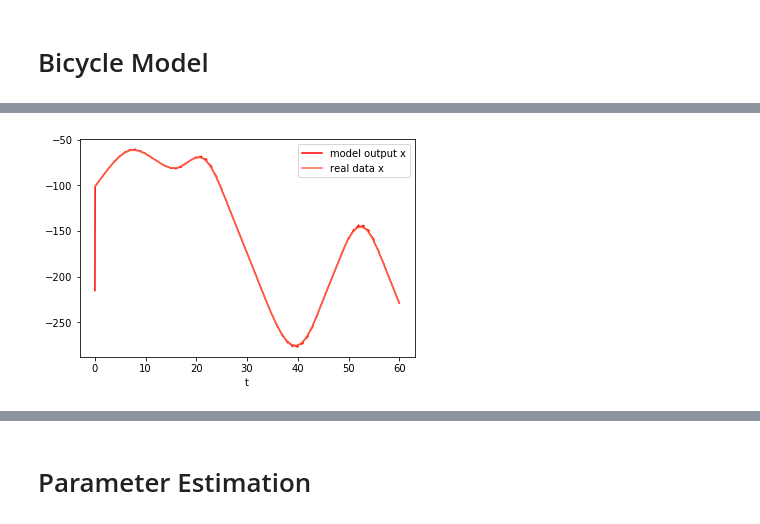
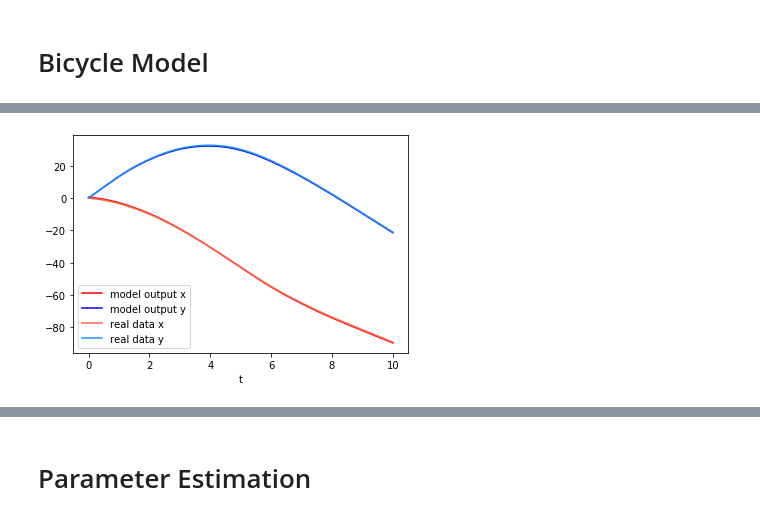
Before and after one commit to kying18/param-estimation, a Jupyter notebook: Bicycle Model (Non-continuous integration).ipynb, the cells around one changed output, grey strips where cells are left out. Saved outputs shown, nothing was run; the diff lists cells and outputs as text; code cells hidden in the pictures.

```diff
--- a/Bicycle Model (Non-continuous integration).ipynb
+++ b/Bicycle Model (Non-continuous integration).ipynb
@@ -101,13 +109,9 @@ tspan = np.linspace(0, timespan, num_pts)
 p0 = (m, l, lf, lr, Iz, cornering_stiff, sample_fz, rho, cla) = (357, 2.971, 2.01, 0.960, 550.0, 125116, 4000, 1.225, -1.034)
 # p0 = (m, l, lf, lr, Iz, cornering_stiff, sample_fz, rho, cla) = (350.0, 2.6, 1.2, 1.4, 550.0, 1000.0, 3430.0, 1.2, -0.5)
 # %%
-total_timespan = 60
+total_timespan = 10
 total_num_pts = 25*total_timespan + 1
 total_tspan = np.linspace(0, total_timespan, total_num_pts)
-integration_timespan = 1
+integration_timespan = 0.04
 integration_num_pts = 25 * integration_timespan + 1
 integration_tspan = np.linspace(0, integration_timespan, integration_num_pts)
-# %%
-sol = np.empty((1, 6))
-sol[0] = y0
-sol.shape
@@ -116,11 +118,18 @@ sol.shape
 # %%
-for i in range(total_timespan):
-    y0 = [data[c][25*i] for c in data.columns[1:7]]
-    int_sol = solve_ivp(kinematic_model, (0, integration_timespan), y0, t_eval=integration_tspan, args=(p0,), rtol=1e-5, atol=1e-5)
-    int_sol = np.swapaxes(int_sol.y, 0, 1)
-#     print(int_sol[1:,:].shape)
-#     print(sol.shape)
-    sol = np.append(sol, int_sol[1:,:], axis=0)
+def integrate(total_timespan, integration_timspan, data, p0):
+#     sol = np.empty((1, 6))
+#     sol[0] = data[data.columns[1:7]].iloc[0]
+    sol = np.empty((0,6))
+    for i in range(int(total_timespan*25)+1):
+#         y0 = [data[c][i] for c in data.columns[1:7]]
+        y0 = data[data.columns[1:7]].iloc[i]
+        int_sol = solve_ivp(kinematic_model, (0, integration_timespan), y0, t_eval=integration_tspan, args=(p0,), rtol=1e-5, atol=1e-5)
+        int_sol = np.swapaxes(int_sol.y, 0, 1)
+        sol = np.append(sol, int_sol[1:,:], axis=0)
+
+    return sol
+# %%
+sol = integrate(total_timespan, integration_timespan, data, p0)
 # %%
 sol.shape
 # %% [output]
@@ -128,15 +137,13 @@ sol.shape
 # %%
 # let's plot this solution to see what it looks like against the real
 plt.plot(total_tspan, sol[:,0], 'r', label='model output x')
-# plt.plot(total_tspan, sol[:,1], 'b', label='model output y')
+plt.plot(total_tspan, sol[:,1], 'b', label='model output y')
 plt.plot(total_tspan, data['x'][:total_num_pts], 'tomato', label='real data x')
-# plt.plot(total_tspan, data['y'][:total_num_pts], 'dodgerblue', label='real data y')
-# plt.plot(t, sol[:, 2], 'g', label='model output psi')
-# plt.plot(t, data['psi'][:num_pts], 'springgreen', label='real psi')
+plt.plot(total_tspan, data['y'][:total_num_pts], 'dodgerblue', label='real data y')
 
 
 plt.legend(loc='best')
 plt.xlabel('t')
 plt.show()
 # %% [output]
-[figure, old version]
+[figure, new version]
```
Also changed, not shown: parts of 25 cells of this notebook, 2 other files.
